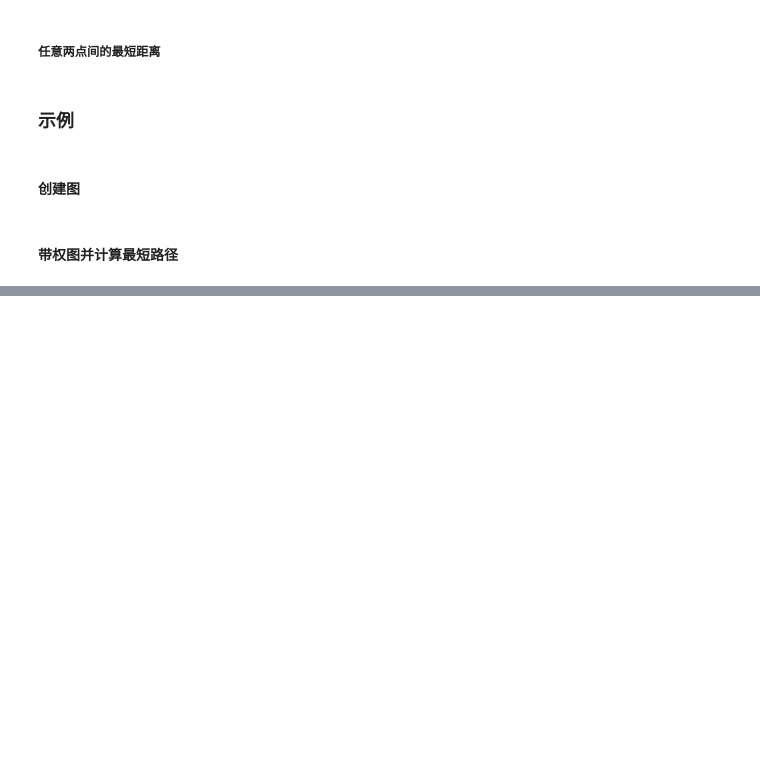
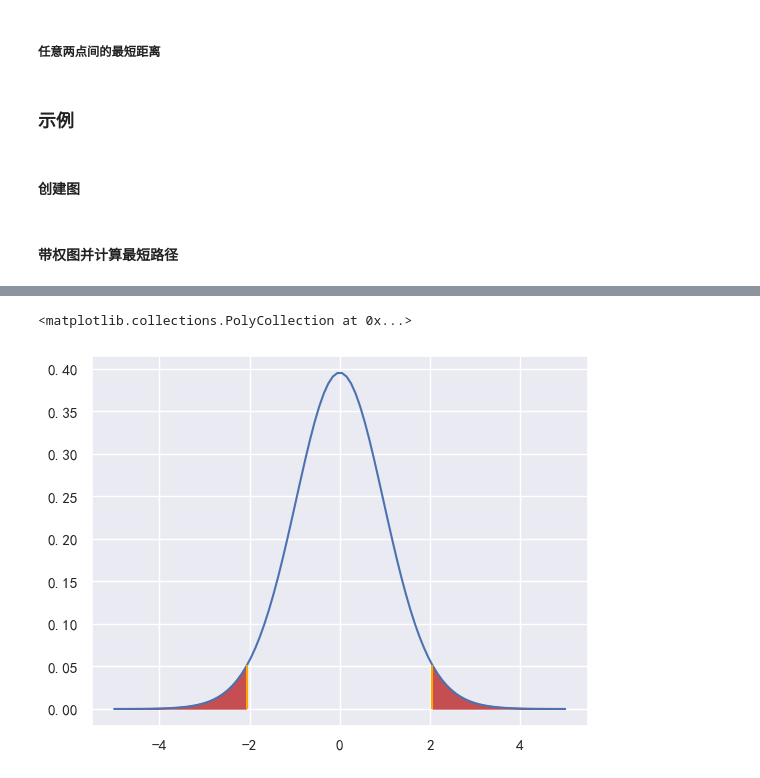
Before and after one commit to Du-he/learning, a Jupyter notebook: python代码/笔记/note.ipynb, the cells around one changed output, grey strips where cells are left out. Cells and saved outputs as stored; diff of their text form; code cells hidden in the pictures; blank space fills up the shorter version.

```diff
--- a/python代码/笔记/note.ipynb
+++ b/python代码/笔记/note.ipynb
@@ -1010,0 +1384,13 @@ print('0到4的最短距离为:',d)
+# %%
+# 0.975分位数
+tp = stats.t.isf(1-0.975, 28)
+# %%
+x = np.linspace(-5,5,100)
+y = stats.t.pdf(x, 28)
+plt.plot(x,y)
+plt.vlines(-tp, 0, stats.t.pdf(-tp, 28), colors='orange')
+plt.vlines(tp, 0, stats.t.pdf(tp, 28), colors='orange')
+plt.fill_between(x, 0, y, where=abs(x)>tp, interpolate=True, color='r')
+# %% [output]
+<matplotlib.collections.PolyCollection at 0x...>
+[figure, added]
```
Also changed, not shown: parts of 71 cells of this notebook, 6 other files.
